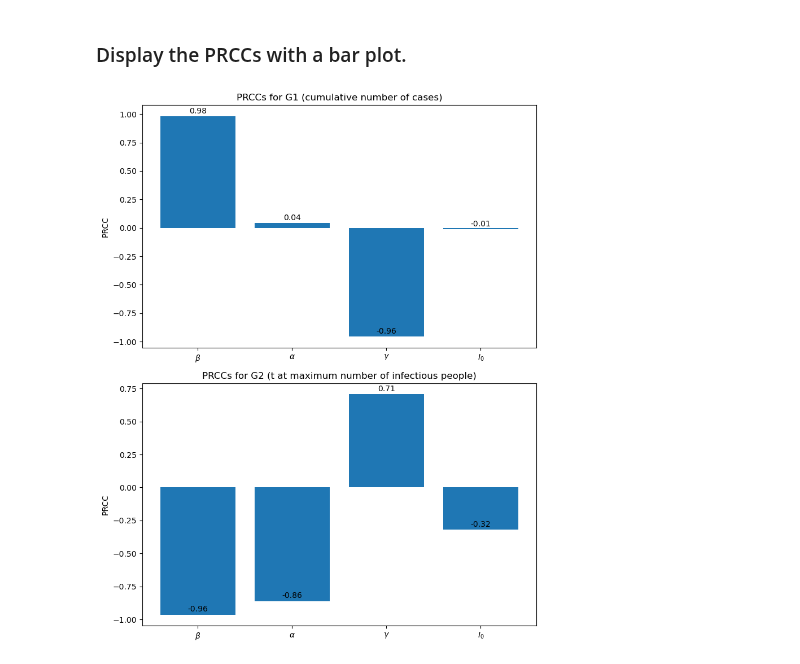
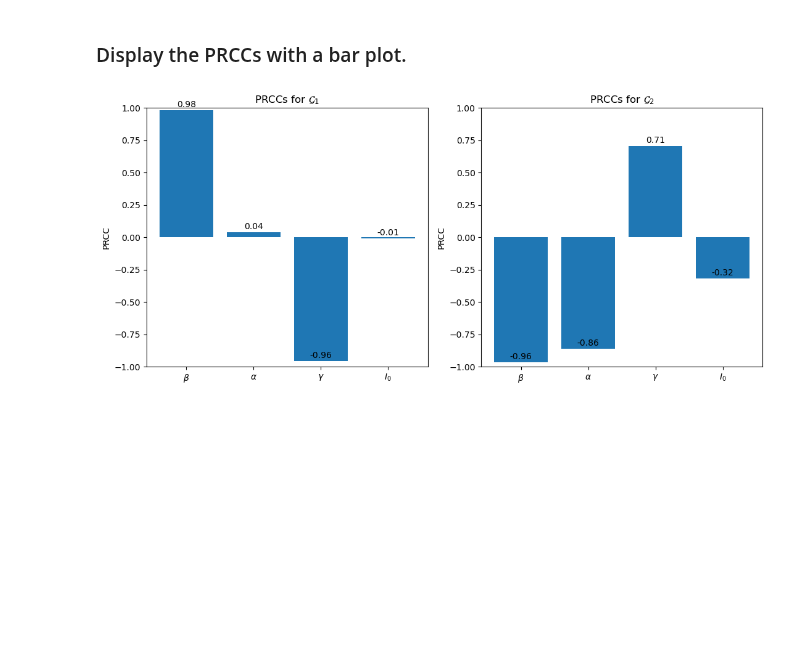
Before and after one commit to maximilian-nowak/uq-assignments, a Jupyter notebook: notebooks/Assignment_2.ipynb, the cells around one changed output. Saved outputs shown, nothing was run; the diff lists cells and outputs as text; code cells hidden in the pictures; blank space fills up the shorter version.

Commit message:
change plots to horizontal layout

```diff
--- a/notebooks/Assignment_2.ipynb
+++ b/notebooks/Assignment_2.ipynb
@@ -190,30 +188,34 @@ prcc_g2 = prcc(lhs_samples, results_g2)
 # %% [markdown]
 ### Display the PRCCs with a bar plot.
 # %%
-fig, (ax1, ax2) = plt.subplots(2, 1, figsize=(8, 10))
+fig, (ax1, ax2) = plt.subplots(1, 2, figsize=(11, 5))
 labels = [r'$\beta$', r'$\alpha$', r'$\gamma$', r'$I_0$']
 
 # PRCCs for G1
 bars1 = ax1.bar(labels, prcc_g1)
+ax1.set_ylim(-1, 1)
 ax1.set_ylabel('PRCC')
-ax1.set_title('PRCCs for G1 (cumulative number of cases)')
+ax1.set_title(r'PRCCs for $\mathcal{G}_1$')
+
 
 # Adding the exact PRCC values on the bars for G1
 for bar in bars1:
     yval = bar.get_height()
     ax1.text(bar.get_x() + bar.get_width()/2, yval + 0.01, round(yval, 2), ha='center', va='bottom')
 
 # PRCCs for G2
 bars2 = ax2.bar(labels, prcc_g2)
+ax2.set_ylim(-1, 1)
 ax2.set_ylabel('PRCC')
-ax2.set_title('PRCCs for G2 (t at maximum number of infectious people)')
+ax2.set_title(r'PRCCs for $\mathcal{G}_2$')
+
 
 # Adding the exact PRCC values on the bars for G2
 for bar in bars2:
     yval = bar.get_height()
     ax2.text(bar.get_x() + bar.get_width()/2, yval + 0.01, round(yval, 2), ha='center', va='bottom')
 
 plt.tight_layout()
 plt.show()
 # %% [output]
-[figure, old version]
+[figure, new version]
```
Also changed, not shown: parts of 2 cells of this notebook, 1 other file.
